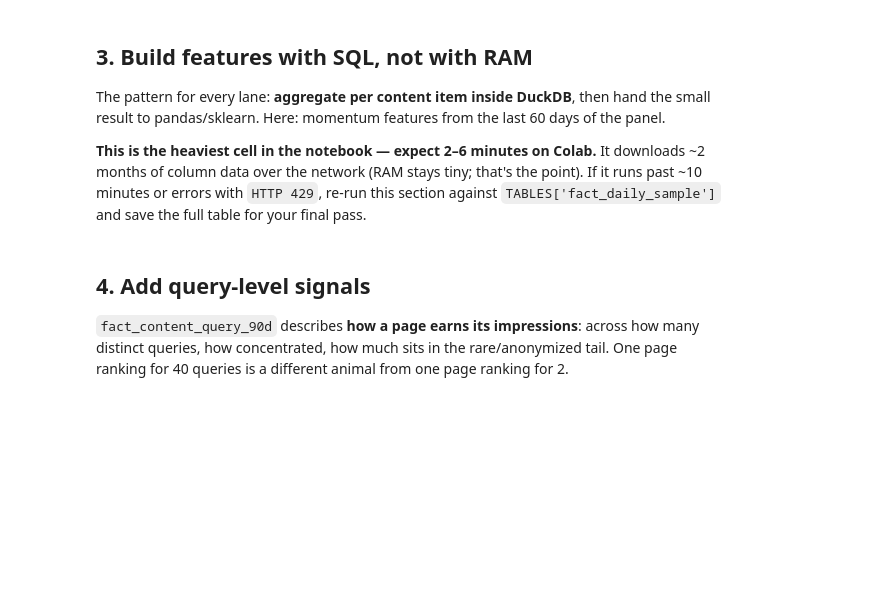
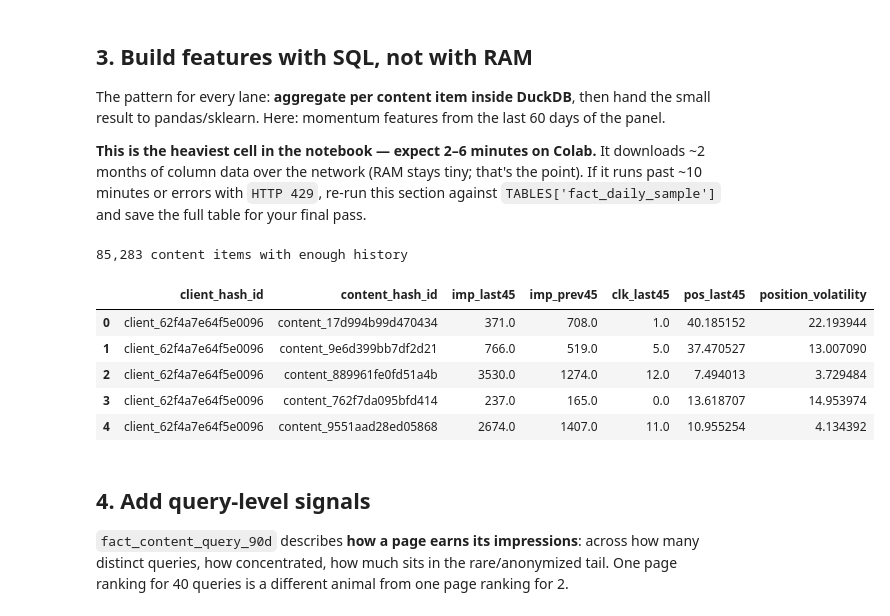
Before and after one commit to Asiya-Akhtar/flyrank-ml, a Jupyter notebook: notebooks/03_working_with_the_full_release.ipynb, the cells around one changed output. Cells and saved outputs as stored; diff of their text form; code cells hidden in the pictures; blank space fills up the shorter version.

```diff
--- a/notebooks/03_working_with_the_full_release.ipynb
+++ b/notebooks/03_working_with_the_full_release.ipynb
@@ -87,24 +108,34 @@ result to pandas/sklearn. Here: momentum features from the last 60 days of the p
 # %%
 features = con.sql(f"""
     WITH bounds AS (
         SELECT MAX(report_date) AS end_d FROM {TABLES['fact_daily']}
     ),
     windowed AS (
         SELECT f.client_hash_id, f.content_hash_id,
-               SUM(CASE WHEN f.report_date >  b.end_d - INTERVAL 30 DAY THEN f.gsc_impressions ELSE 0 END) AS imp_last30,
-               SUM(CASE WHEN f.report_date <= b.end_d - INTERVAL 30 DAY THEN f.gsc_impressions ELSE 0 END) AS imp_prev30,
-               SUM(CASE WHEN f.report_date >  b.end_d - INTERVAL 30 DAY THEN f.gsc_clicks ELSE 0 END)      AS clk_last30,
-               AVG(CASE WHEN f.report_date >  b.end_d - INTERVAL 30 DAY THEN f.gsc_avg_position END)       AS pos_last30
+        SUM(CASE WHEN f.report_date > b.end_d - INTERVAL 45 DAY THEN f.gsc_impressions ELSE 0 END) AS imp_last45,
+        SUM(CASE WHEN f.report_date <= b.end_d - INTERVAL 45 DAY THEN f.gsc_impressions ELSE 0 END) AS imp_prev45,
+        SUM(CASE WHEN f.report_date > b.end_d - INTERVAL 45 DAY THEN f.gsc_clicks ELSE 0 END) AS clk_last45,
+        AVG(CASE WHEN f.report_date > b.end_d - INTERVAL 45 DAY THEN f.gsc_avg_position END) AS pos_last45,
+        STDDEV(gsc_avg_position) AS position_volatility
+
         FROM {TABLES['fact_daily']} f, bounds b
         WHERE f.report_date > b.end_d - INTERVAL 60 DAY
         GROUP BY 1, 2
-        HAVING imp_prev30 >= 100
+        HAVING imp_prev45 >= 100
     )
     SELECT * FROM windowed
 """).df()
 
 print(f'{len(features):,} content items with enough history')
 features.head()
+# %% [output]
+85,283 content items with enough history
+|  | client_hash_id | content_hash_id | imp_last45 | imp_prev45 | clk_last45 | pos_last45 | position_volatility |
+| 0 | client_62f4a7e64f5e0096 | content_17d994b99d470434 | 371.0 | 708.0 | 1.0 | 40.185152 | 22.193944 |
+| 1 | client_62f4a7e64f5e0096 | content_9e6d399bb7df2d21 | 766.0 | 519.0 | 5.0 | 37.470527 | 13.007090 |
+| 2 | client_62f4a7e64f5e0096 | content_889961fe0fd51a4b | 3530.0 | 1274.0 | 12.0 | 7.494013 | 3.729484 |
+| 3 | client_62f4a7e64f5e0096 | content_762f7da095bfd414 | 237.0 | 165.0 | 0.0 | 13.618707 | 14.953974 |
+| 4 | client_62f4a7e64f5e0096 | content_9551aad28ed05868 | 2674.0 | 1407.0 | 11.0 | 10.955254 | 4.134392 |
 # %% [markdown]
 ## 4. Add query-level signals
 
```
Also changed, not shown: parts of 7 cells of this notebook.
